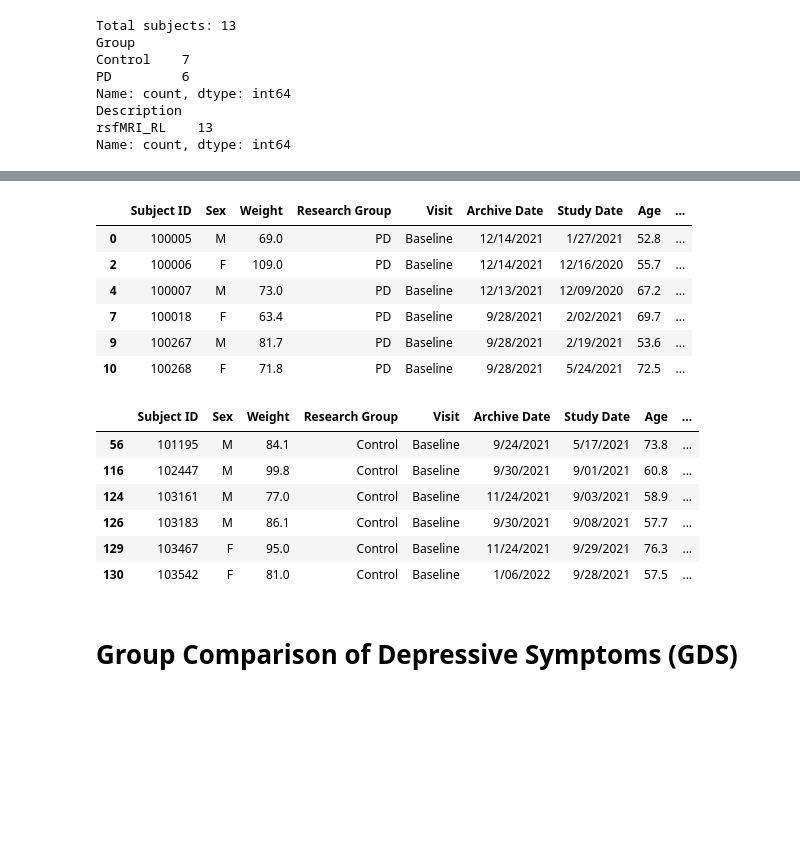
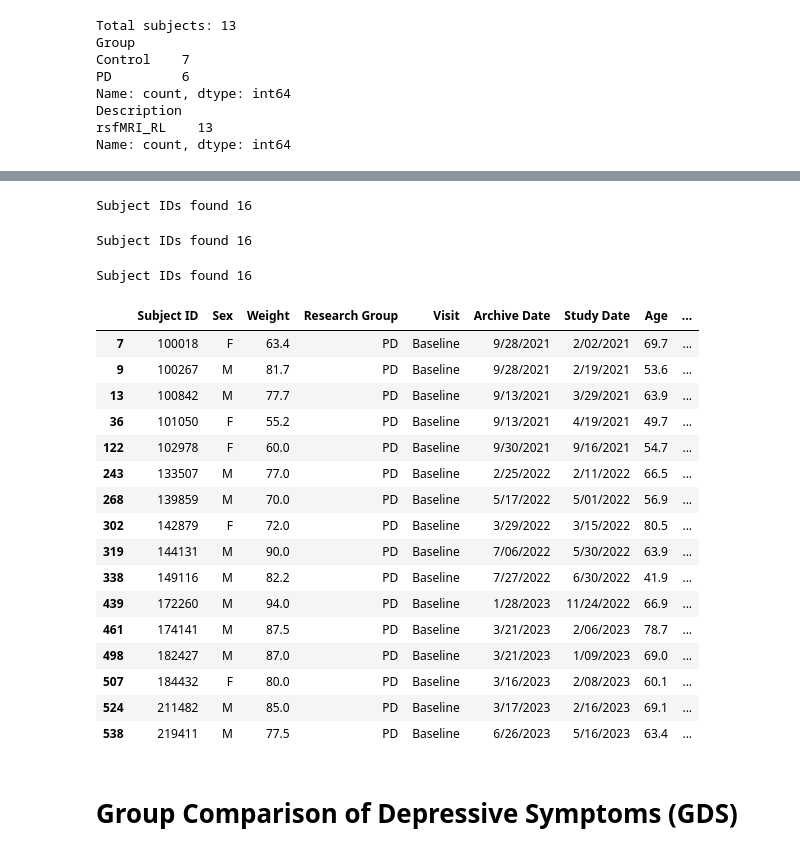
Before and after one commit to RosarioH10062002/connectivity-biomarkers-pd-depression, a Jupyter notebook: ISP_Participants.ipynb, the cells around one changed output, grey strips where cells are left out. Saved outputs shown, nothing was run; the diff lists cells and outputs as text; code cells hidden in the pictures; blank space fills up the shorter version.

```diff
--- a/ISP_Participants.ipynb
+++ b/ISP_Participants.ipynb
@@ -272,24 +255,53 @@ len(pd_not_in_list_depressed)
+# %%
+count = []
+for index, row in list_pd_non_depressed.iterrows():
+  for value in pd_subjects:
+    if row["Subject ID"] == value:
+      #print(f"Subject ID found: {value}")
+      count.append(value)
+print(f"Subject IDs found {len(count)}")
+# %% [output]
+Subject IDs found 16
+# %%
+count = []
+for index, row in list_control_non_depressed.iterrows():
+  for value in ctrl_subjects:
+    if row["Subject ID"] == value:
+      #print(f"Subject ID found: {value}")
+      count.append(value)
+print(f"Subject IDs found {len(count)}")
+# %% [output]
+Subject IDs found 16
+# %%
+count = []
+for index, row in list_pd_depressed.iterrows():
+  for value in pd_subjects_dep:
+    if row["Subject ID"] == value:
+      #print(f"Subject ID found: {value}")
+      count.append(value)
+print(f"Subject IDs found {len(count)}")
+# %% [output]
+Subject IDs found 16
 # %%
-#df_rl[df_rl["Subject ID"]== 100005]
-df_rl[df_rl["Subject ID"].isin(pd_subjects)]
+#df_rl.loc[df_rl["Subject ID"].isin(pd_subjects_dep)]
 # %% [output]
 |  | Subject ID | Sex | Weight | Research Group | Visit | Archive Date | Study Date | Age | ... |
-| 0 | 100005 | M | 69.0 | PD | Baseline | 12/14/2021 | 1/27/2021 | 52.8 | ... |
-| 2 | 100006 | F | 109.0 | PD | Baseline | 12/14/2021 | 12/16/2020 | 55.7 | ... |
-| 4 | 100007 | M | 73.0 | PD | Baseline | 12/13/2021 | 12/09/2020 | 67.2 | ... |
 | 7 | 100018 | F | 63.4 | PD | Baseline | 9/28/2021 | 2/02/2021 | 69.7 | ... |
 | 9 | 100267 | M | 81.7 | PD | Baseline | 9/28/2021 | 2/19/2021 | 53.6 | ... |
-| 10 | 100268 | F | 71.8 | PD | Baseline | 9/28/2021 | 5/24/2021 | 72.5 | ... |
+| 13 | 100842 | M | 77.7 | PD | Baseline | 9/13/2021 | 3/29/2021 | 63.9 | ... |
+| 36 | 101050 | F | 55.2 | PD | Baseline | 9/13/2021 | 4/19/2021 | 49.7 | ... |
+| 122 | 102978 | F | 60.0 | PD | Baseline | 9/30/2021 | 9/16/2021 | 54.7 | ... |
+| 243 | 133507 | M | 77.0 | PD | Baseline | 2/25/2022 | 2/11/2022 | 66.5 | ... |
+| 268 | 139859 | M | 70.0 | PD | Baseline | 5/17/2022 | 5/01/2022 | 56.9 | ... |
+| 302 | 142879 | F | 72.0 | PD | Baseline | 3/29/2022 | 3/15/2022 | 80.5 | ... |
+| 319 | 144131 | M | 90.0 | PD | Baseline | 7/06/2022 | 5/30/2022 | 63.9 | ... |
+| 338 | 149116 | M | 82.2 | PD | Baseline | 7/27/2022 | 6/30/2022 | 41.9 | ... |
+| 439 | 172260 | M | 94.0 | PD | Baseline | 1/28/2023 | 11/24/2022 | 66.9 | ... |
+| 461 | 174141 | M | 87.5 | PD | Baseline | 3/21/2023 | 2/06/2023 | 78.7 | ... |
+| 498 | 182427 | M | 87.0 | PD | Baseline | 3/21/2023 | 1/09/2023 | 69.0 | ... |
+| 507 | 184432 | F | 80.0 | PD | Baseline | 3/16/2023 | 2/08/2023 | 60.1 | ... |
+| 524 | 211482 | M | 85.0 | PD | Baseline | 3/17/2023 | 2/16/2023 | 69.1 | ... |
+| 538 | 219411 | M | 77.5 | PD | Baseline | 6/26/2023 | 5/16/2023 | 63.4 | ... |
-# %%
-df_rl[df_rl["Subject ID"].isin(ctrl_subjects)]
-# %% [output]
-|  | Subject ID | Sex | Weight | Research Group | Visit | Archive Date | Study Date | Age | ... |
-| 56 | 101195 | M | 84.1 | Control | Baseline | 9/24/2021 | 5/17/2021 | 73.8 | ... |
-| 116 | 102447 | M | 99.8 | Control | Baseline | 9/30/2021 | 9/01/2021 | 60.8 | ... |
-| 124 | 103161 | M | 77.0 | Control | Baseline | 11/24/2021 | 9/03/2021 | 58.9 | ... |
-| 126 | 103183 | M | 86.1 | Control | Baseline | 9/30/2021 | 9/08/2021 | 57.7 | ... |
-| 129 | 103467 | F | 95.0 | Control | Baseline | 11/24/2021 | 9/29/2021 | 76.3 | ... |
-| 130 | 103542 | F | 81.0 | Control | Baseline | 1/06/2022 | 9/28/2021 | 57.5 | ... |
 # %% [markdown]
 # Group Comparison of Depressive Symptoms (GDS)
 # %%
```
Also changed, not shown: parts of 27 cells of this notebook.
